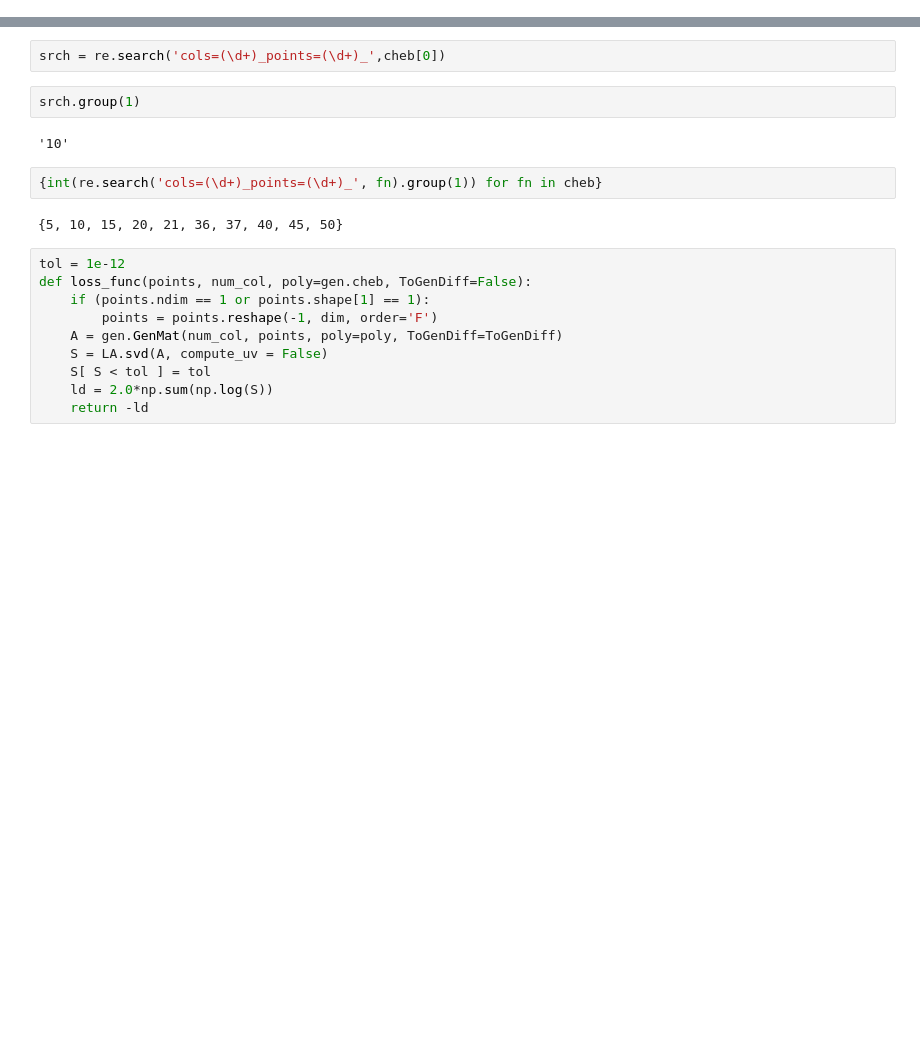
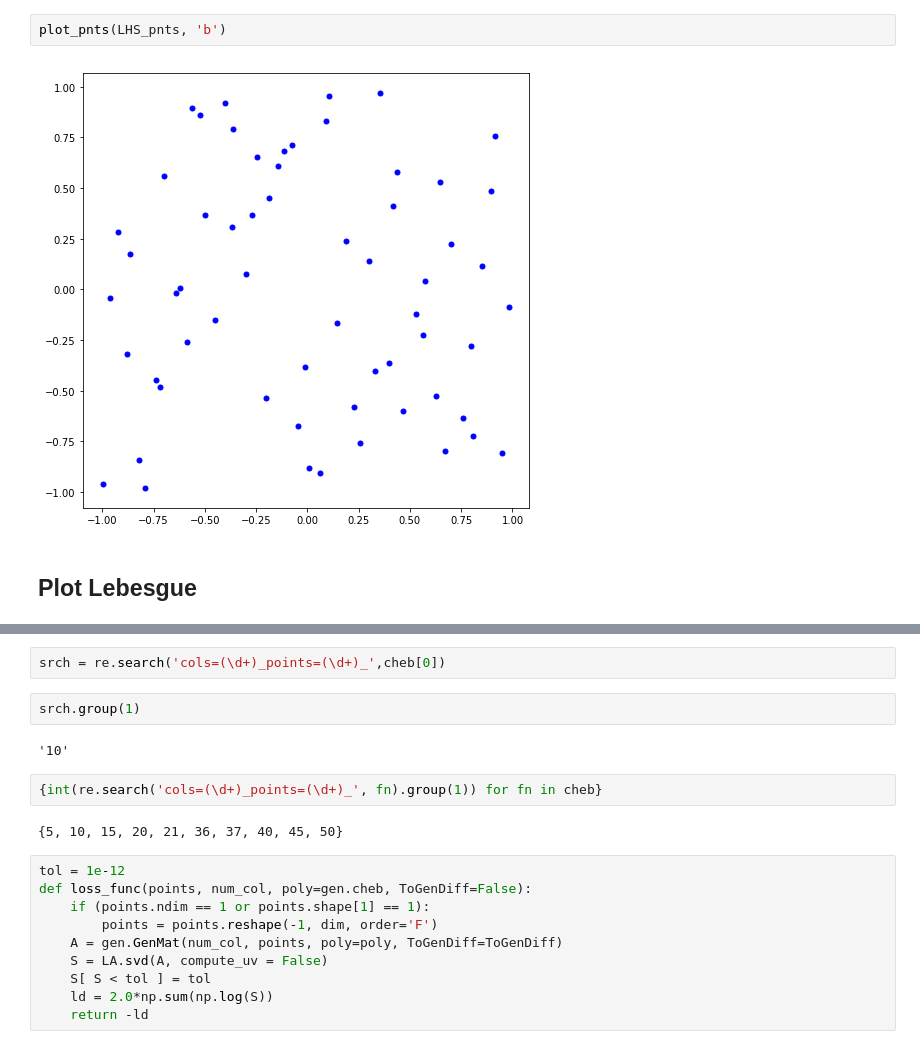
Before and after one commit to glkarpov/wmaxvol, a Jupyter notebook: data_handler.ipynb, the cells around one changed output, grey strips where cells are left out. Cells and saved outputs as stored; diff of their text form; blank space fills up the shorter version.

```diff
--- a/data_handler.ipynb
+++ b/data_handler.ipynb
@@ -21,0 +96,6 @@ import re
+# %%
+plot_pnts(LHS_pnts, 'b')
+# %% [output]
+[figure, added]
+# %% [markdown]
+## Plot Lebesgue
```
Also changed, not shown: parts of 15 cells of this notebook, 1 other file.
